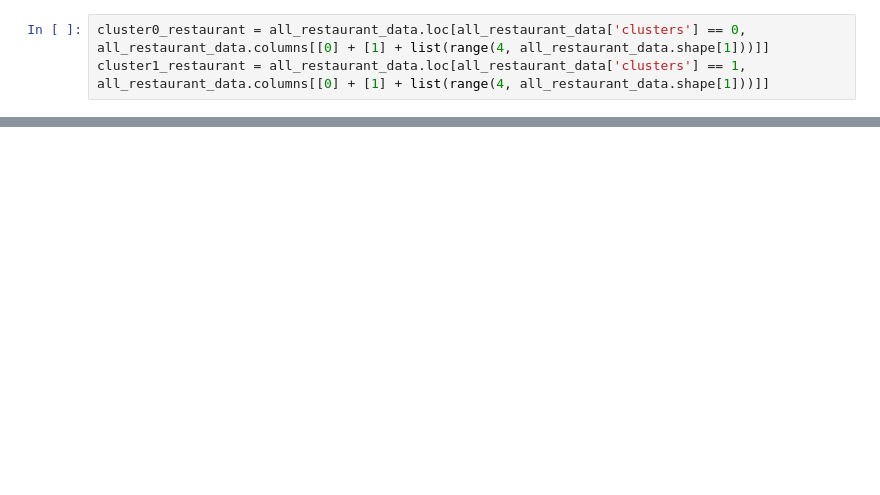
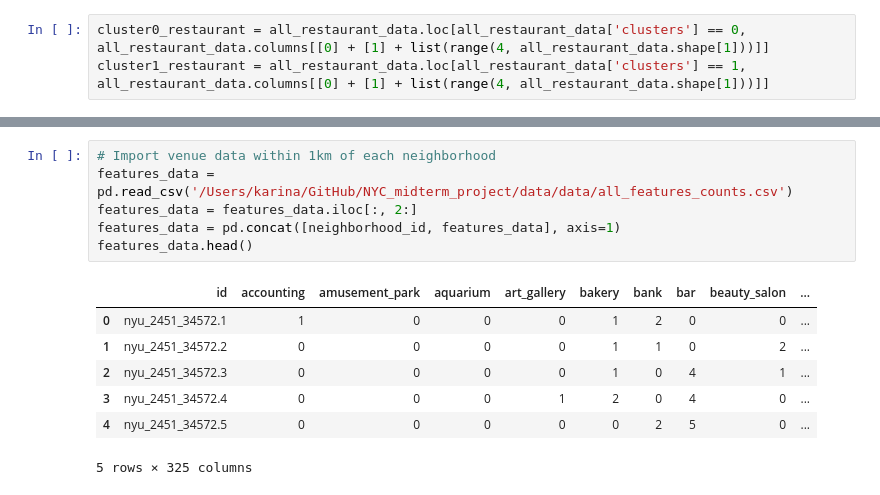
Before and after one commit to ktamkee/NYC_midterm_project, a Jupyter notebook: svc/K-Means2.ipynb, the cells around one changed output, grey strips where cells are left out. Saved outputs shown, nothing was run; the diff lists cells and outputs as text; blank space fills up the shorter version.

```diff
--- a/svc/K-Means2.ipynb
+++ b/svc/K-Means2.ipynb
@@ -484,0 +498,14 @@ Name: borough, dtype: int64
+# %%
+# Import venue data within 1km of each neighborhood
+features_data = pd.read_csv('/Users/karina/GitHub/NYC_midterm_project/data/data/all_features_counts.csv')
+features_data = features_data.iloc[:, 2:]
+features_data = pd.concat([neighborhood_id, features_data], axis=1)
+features_data.head()
+# %% [output]
+|  | id | accounting | amusement_park | aquarium | art_gallery | bakery | bank | bar | beauty_salon | ... |
+| 0 | nyu_2451_34572.1 | 1 | 0 | 0 | 0 | 1 | 2 | 0 | 0 | ... |
+| 1 | nyu_2451_34572.2 | 0 | 0 | 0 | 0 | 1 | 1 | 0 | 2 | ... |
+| 2 | nyu_2451_34572.3 | 0 | 0 | 0 | 0 | 1 | 0 | 4 | 1 | ... |
+| 3 | nyu_2451_34572.4 | 0 | 0 | 0 | 1 | 2 | 0 | 4 | 0 | ... |
+| 4 | nyu_2451_34572.5 | 0 | 0 | 0 | 0 | 0 | 2 | 5 | 0 | ... |
+5 rows × 325 columns
```
Also changed, not shown: parts of 27 cells of this notebook.
